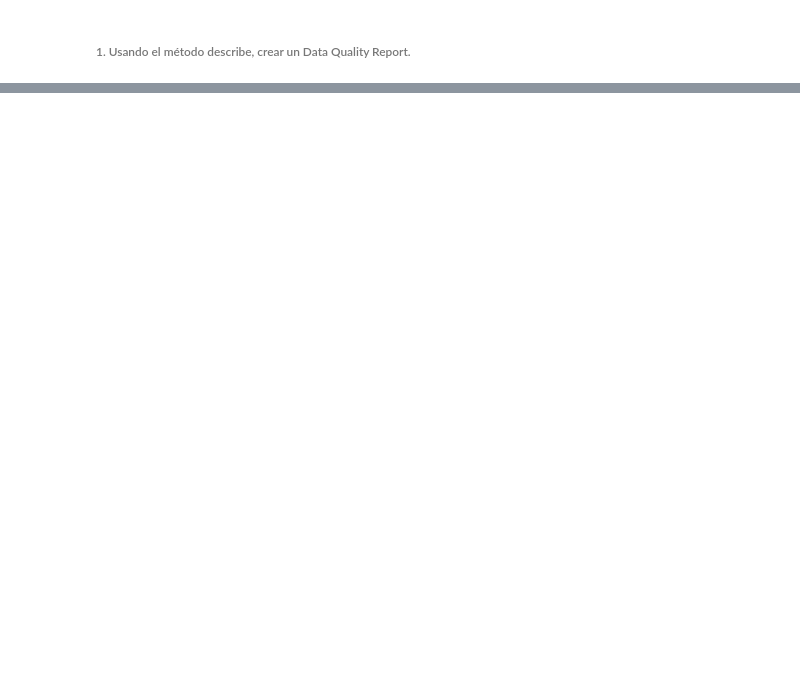
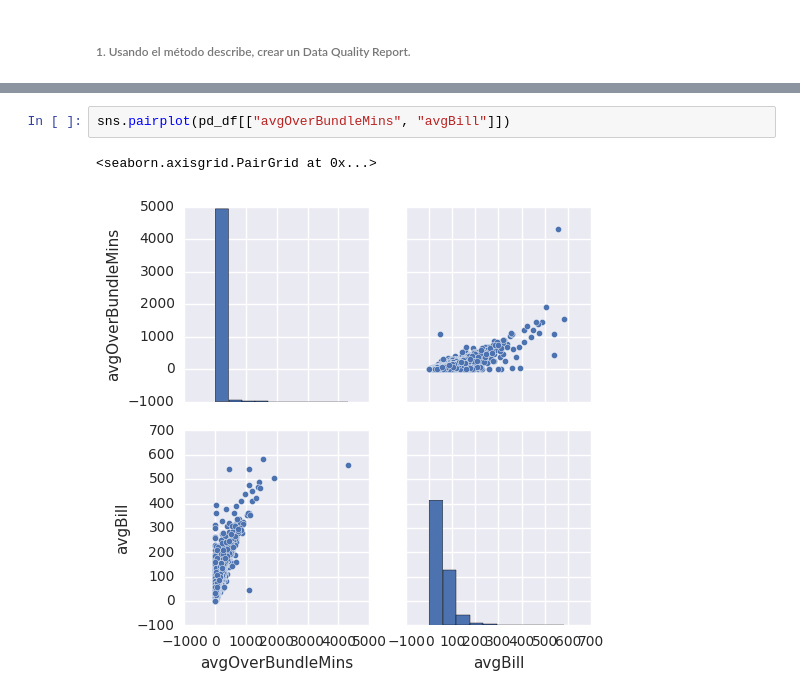
Before and after one commit to ibabicuy/Big_Data_Obligatorio_II, a Jupyter notebook: Obligatorio_II.ipynb, the cells around one changed output, grey strips where cells are left out. Cells and saved outputs as stored; diff of their text form; blank space fills up the shorter version.

```diff
--- a/Obligatorio_II.ipynb
+++ b/Obligatorio_II.ipynb
@@ -41,0 +187,5 @@ pd_df.describe()
+# %%
+sns.pairplot(pd_df[["avgOverBundleMins", "avgBill"]])
+# %% [output]
+<seaborn.axisgrid.PairGrid at 0x...>
+[figure, added]
```
Also changed, not shown: parts of 48 cells of this notebook.
